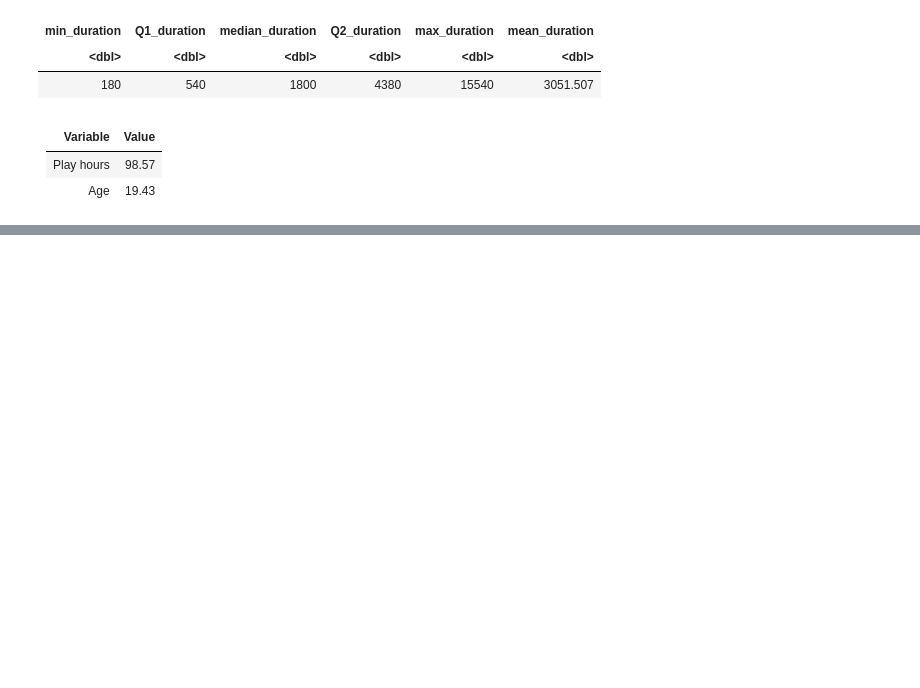
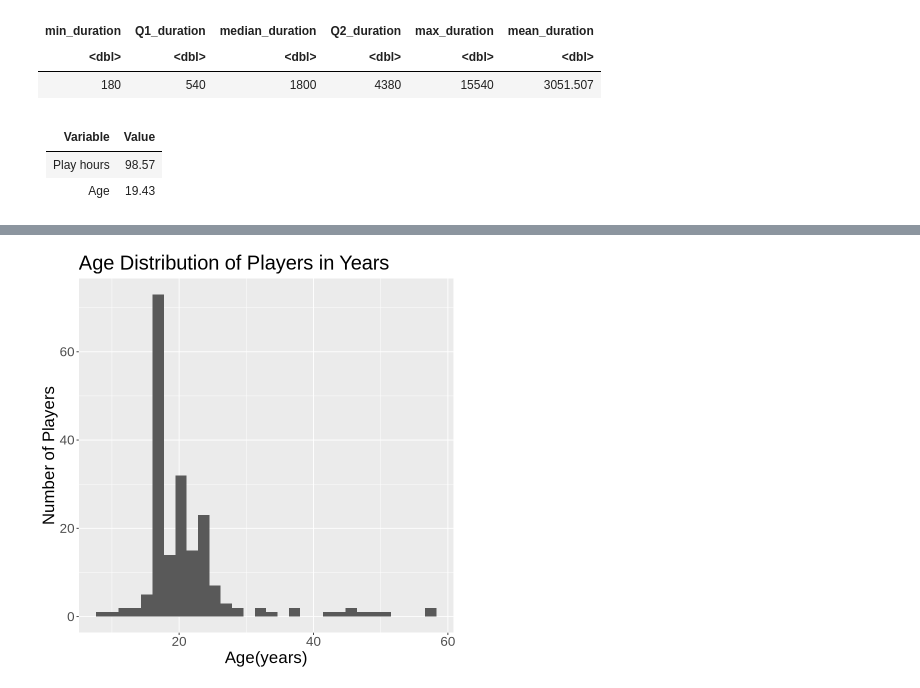
Before and after one commit to xiaoransun63-a11y/dsci100-project, a Jupyter notebook: individual.ipynb, the cells around one changed output, grey strips where cells are left out. Drawn from its saved outputs; the diff is of its cells as text; code cells hidden in the pictures; blank space fills up the shorter version.

```diff
--- a/individual.ipynb
+++ b/individual.ipynb
@@ -231,3 +231,13 @@ A tibble: 1 × 6
 |-------|------|
 | Play hours | 98.57|
 | Age        | 19.43|
+# %%
+age_distribution <- combined_data |>
+  ggplot(aes(x = Age)) +
+  geom_histogram(bins = 30) +
+  xlab("Age(years)") +
+  ylab("Number of Players") +
+  ggtitle("Age Distribution of Players in Years") +
+  theme(text = element_text(size = 20))
+age_distribution
+# %% [output]
@@ -233,0 +246 @@ A tibble: 1 × 6
+[figure, added]
```
Also changed, not shown: parts of 3 cells of this notebook.
